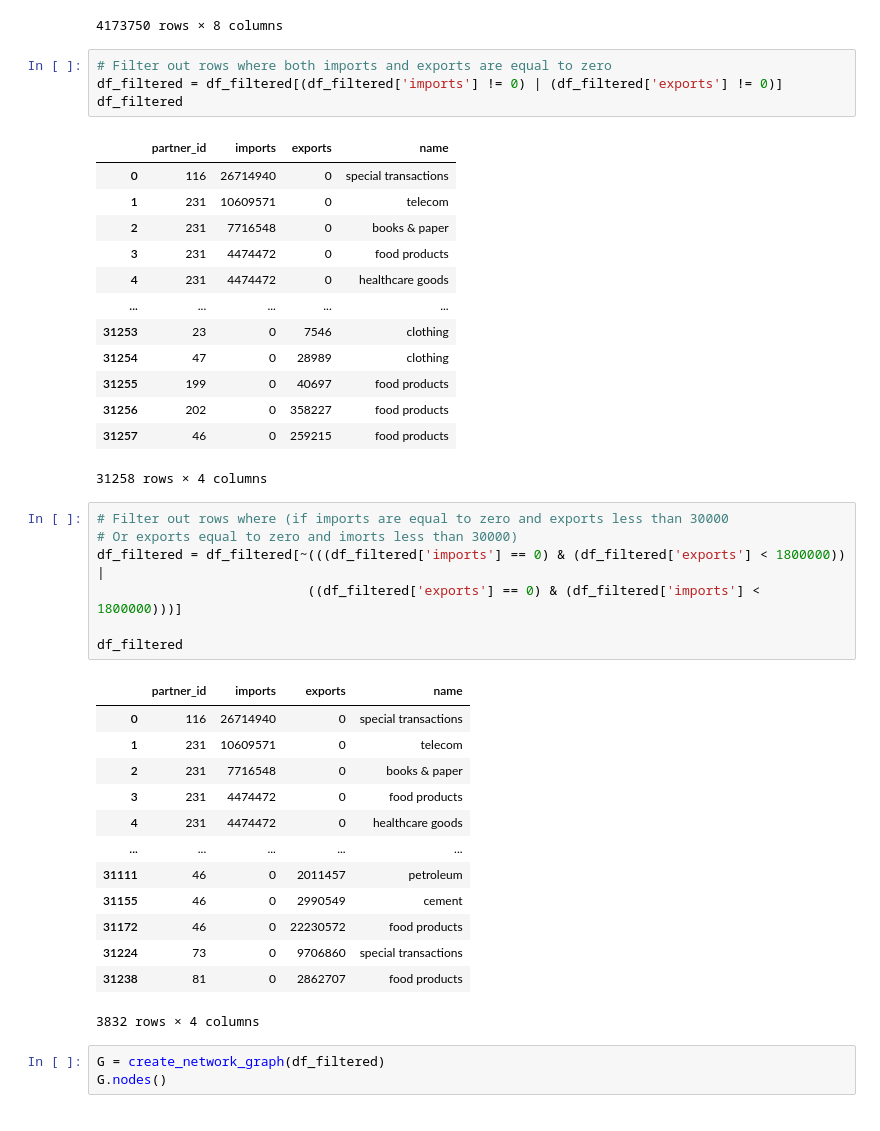
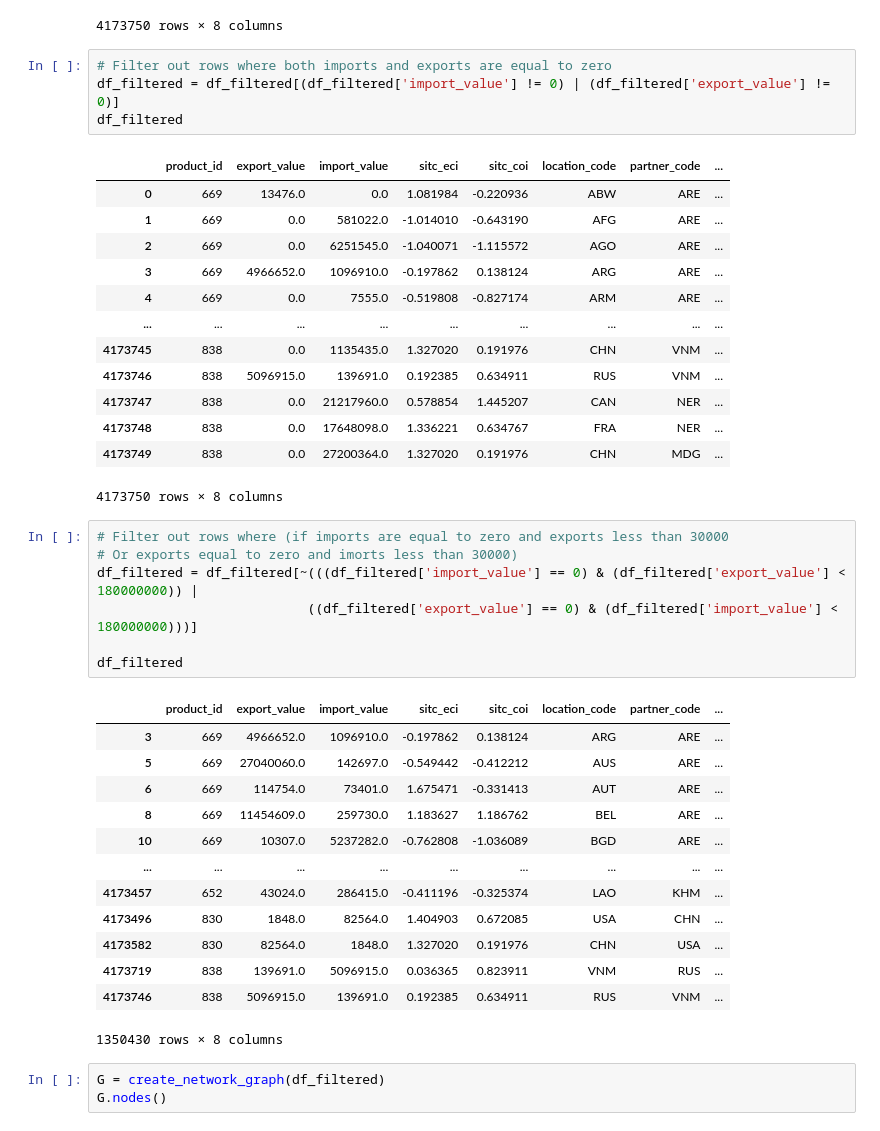
Before and after one commit to LNshuti/eactrade, a Jupyter notebook: ec_trade_networks.ipynb, the cells around one changed output. Drawn from its saved outputs; the diff is of its cells as text.

Commit message:
updaste with correct variable names

```diff
--- a/ec_trade_networks.ipynb
+++ b/ec_trade_networks.ipynb
@@ -243,43 +243,43 @@ df_filtered
 4173750 rows × 8 columns
 # %%
 # Filter out rows where both imports and exports are equal to zero
-df_filtered = df_filtered[(df_filtered['imports'] != 0) | (df_filtered['exports'] != 0)]
+df_filtered = df_filtered[(df_filtered['import_value'] != 0) | (df_filtered['export_value'] != 0)]
 df_filtered
 # %% [output]
-|  | partner_id | imports | exports | name |
-| 0 | 116 | 26714940 | 0 | special transactions |
-| 1 | 231 | 10609571 | 0 | telecom |
-| 2 | 231 | 7716548 | 0 | books & paper |
-| 3 | 231 | 4474472 | 0 | food products |
-| 4 | 231 | 4474472 | 0 | healthcare goods |
-| ... | ... | ... | ... | ... |
-| 31253 | 23 | 0 | 7546 | clothing |
-| 31254 | 47 | 0 | 28989 | clothing |
-| 31255 | 199 | 0 | 40697 | food products |
-| 31256 | 202 | 0 | 358227 | food products |
-| 31257 | 46 | 0 | 259215 | food products |
+|  | product_id | export_value | import_value | sitc_eci | sitc_coi | location_code | partner_code | ... |
+| 0 | 669 | 13476.0 | 0.0 | 1.081984 | -0.220936 | ABW | ARE | ... |
+| 1 | 669 | 0.0 | 581022.0 | -1.014010 | -0.643190 | AFG | ARE | ... |
+| 2 | 669 | 0.0 | 6251545.0 | -1.040071 | -1.115572 | AGO | ARE | ... |
+| 3 | 669 | 4966652.0 | 1096910.0 | -0.197862 | 0.138124 | ARG | ARE | ... |
+| 4 | 669 | 0.0 | 7555.0 | -0.519808 | -0.827174 | ARM | ARE | ... |
+| ... | ... | ... | ... | ... | ... | ... | ... | ... |
+| 4173745 | 838 | 0.0 | 1135435.0 | 1.327020 | 0.191976 | CHN | VNM | ... |
+| 4173746 | 838 | 5096915.0 | 139691.0 | 0.192385 | 0.634911 | RUS | VNM | ... |
+| 4173747 | 838 | 0.0 | 21217960.0 | 0.578854 | 1.445207 | CAN | NER | ... |
+| 4173748 | 838 | 0.0 | 17648098.0 | 1.336221 | 0.634767 | FRA | NER | ... |
+| 4173749 | 838 | 0.0 | 27200364.0 | 1.327020 | 0.191976 | CHN | MDG | ... |
-31258 rows × 4 columns
+4173750 rows × 8 columns
 # %%
 # Filter out rows where (if imports are equal to zero and exports less than 30000
 # Or exports equal to zero and imorts less than 30000)
-df_filtered = df_filtered[~(((df_filtered['imports'] == 0) & (df_filtered['exports'] < 1800000)) |
-                           ((df_filtered['exports'] == 0) & (df_filtered['imports'] < 1800000)))]
+df_filtered = df_filtered[~(((df_filtered['import_value'] == 0) & (df_filtered['export_value'] < 180000000)) |
+                           ((df_filtered['export_value'] == 0) & (df_filtered['import_value'] < 180000000)))]
 
 df_filtered
 # %% [output]
-|  | partner_id | imports | exports | name |
-| 0 | 116 | 26714940 | 0 | special transactions |
-| 1 | 231 | 10609571 | 0 | telecom |
-| 2 | 231 | 7716548 | 0 | books & paper |
-| 3 | 231 | 4474472 | 0 | food products |
-| 4 | 231 | 4474472 | 0 | healthcare goods |
-| ... | ... | ... | ... | ... |
-| 31111 | 46 | 0 | 2011457 | petroleum |
-| 31155 | 46 | 0 | 2990549 | cement |
-| 31172 | 46 | 0 | 22230572 | food products |
-| 31224 | 73 | 0 | 9706860 | special transactions |
-| 31238 | 81 | 0 | 2862707 | food products |
+|  | product_id | export_value | import_value | sitc_eci | sitc_coi | location_code | partner_code | ... |
+| 3 | 669 | 4966652.0 | 1096910.0 | -0.197862 | 0.138124 | ARG | ARE | ... |
+| 5 | 669 | 27040060.0 | 142697.0 | -0.549442 | -0.412212 | AUS | ARE | ... |
+| 6 | 669 | 114754.0 | 73401.0 | 1.675471 | -0.331413 | AUT | ARE | ... |
+| 8 | 669 | 11454609.0 | 259730.0 | 1.183627 | 1.186762 | BEL | ARE | ... |
+| 10 | 669 | 10307.0 | 5237282.0 | -0.762808 | -1.036089 | BGD | ARE | ... |
+| ... | ... | ... | ... | ... | ... | ... | ... | ... |
+| 4173457 | 652 | 43024.0 | 286415.0 | -0.411196 | -0.325374 | LAO | KHM | ... |
+| 4173496 | 830 | 1848.0 | 82564.0 | 1.404903 | 0.672085 | USA | CHN | ... |
+| 4173582 | 830 | 82564.0 | 1848.0 | 1.327020 | 0.191976 | CHN | USA | ... |
+| 4173719 | 838 | 139691.0 | 5096915.0 | 0.036365 | 0.823911 | VNM | RUS | ... |
+| 4173746 | 838 | 5096915.0 | 139691.0 | 0.192385 | 0.634911 | RUS | VNM | ... |
-3832 rows × 4 columns
+1350430 rows × 8 columns
 # %%
 G = create_network_graph(df_filtered)
 G.nodes()
```
Also changed, not shown: parts of 1 cell of this notebook.
